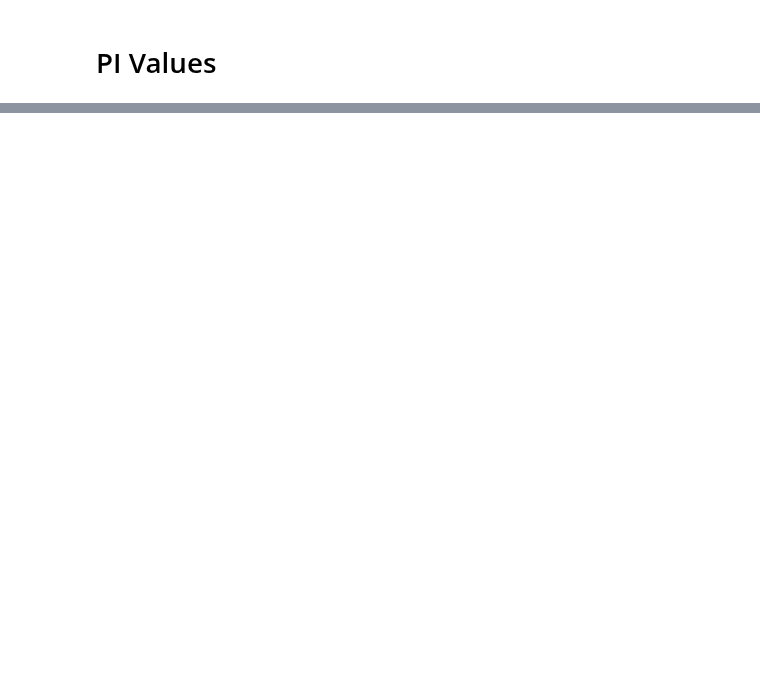
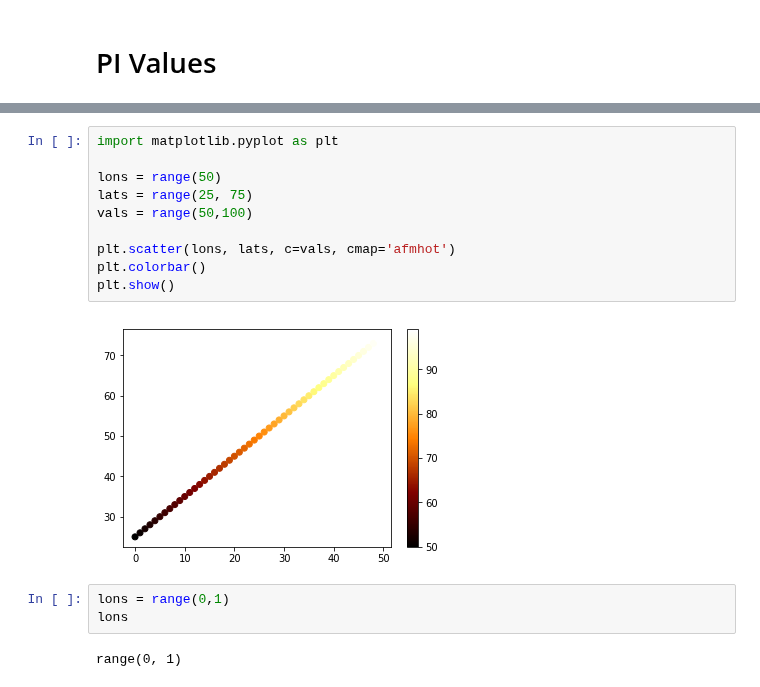
Before and after one commit to jamjs98764/Parallel-Bayesian-Optimisation, a Jupyter notebook: FITBO_GPy-FITBOMM_only/Plotting Results.ipynb, the cells around one changed output, grey strips where cells are left out. Saved outputs shown, nothing was run; the diff lists cells and outputs as text; blank space fills up the shorter version.

```diff
--- a/FITBO_GPy-FITBOMM_only/Plotting Results.ipynb
+++ b/FITBO_GPy-FITBOMM_only/Plotting Results.ipynb
@@ -321,0 +341,17 @@ b.shape
+# %%
+import matplotlib.pyplot as plt
+
+lons = range(50)
+lats = range(25, 75)
+vals = range(50,100)
+
+plt.scatter(lons, lats, c=vals, cmap='afmhot')
+plt.colorbar()
+plt.show()
+# %% [output]
+[figure, added]
+# %%
+lons = range(0,1)
+lons
+# %% [output]
+range(0, 1)
```
Also changed, not shown: parts of 11 cells of this notebook, 5 other files.
